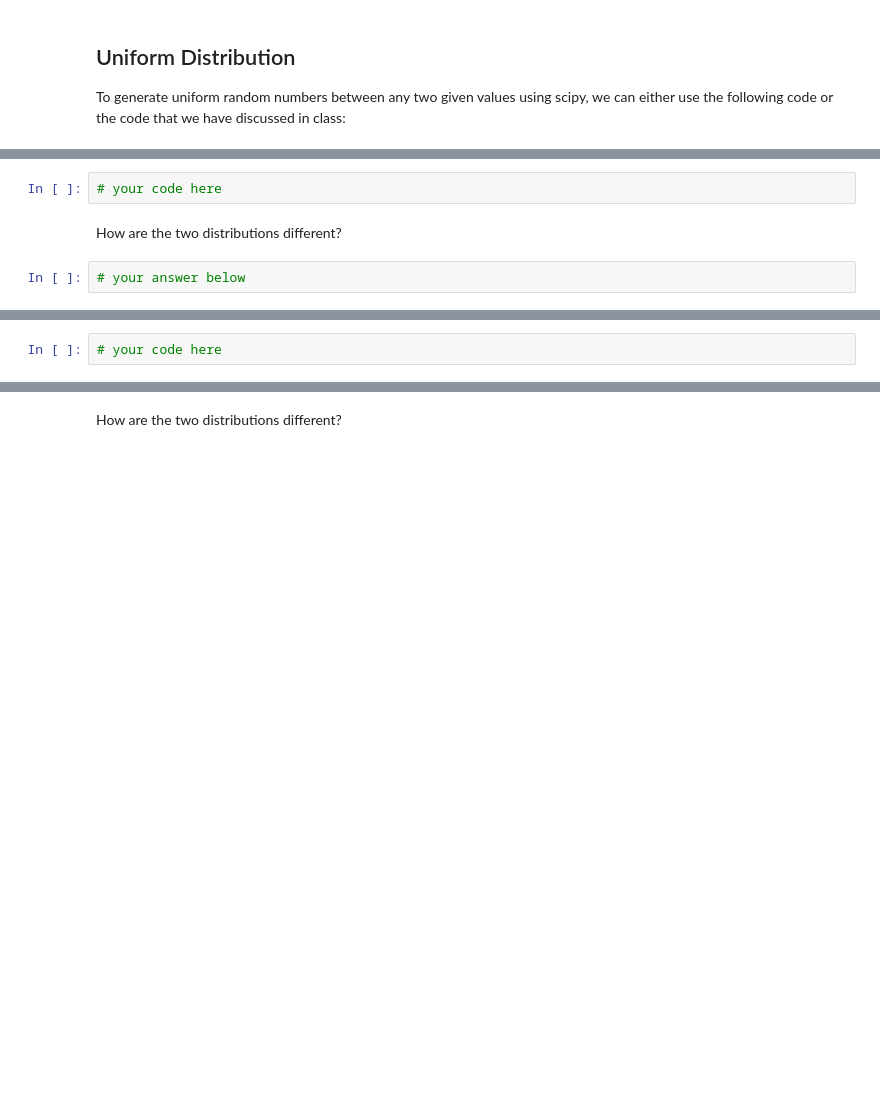
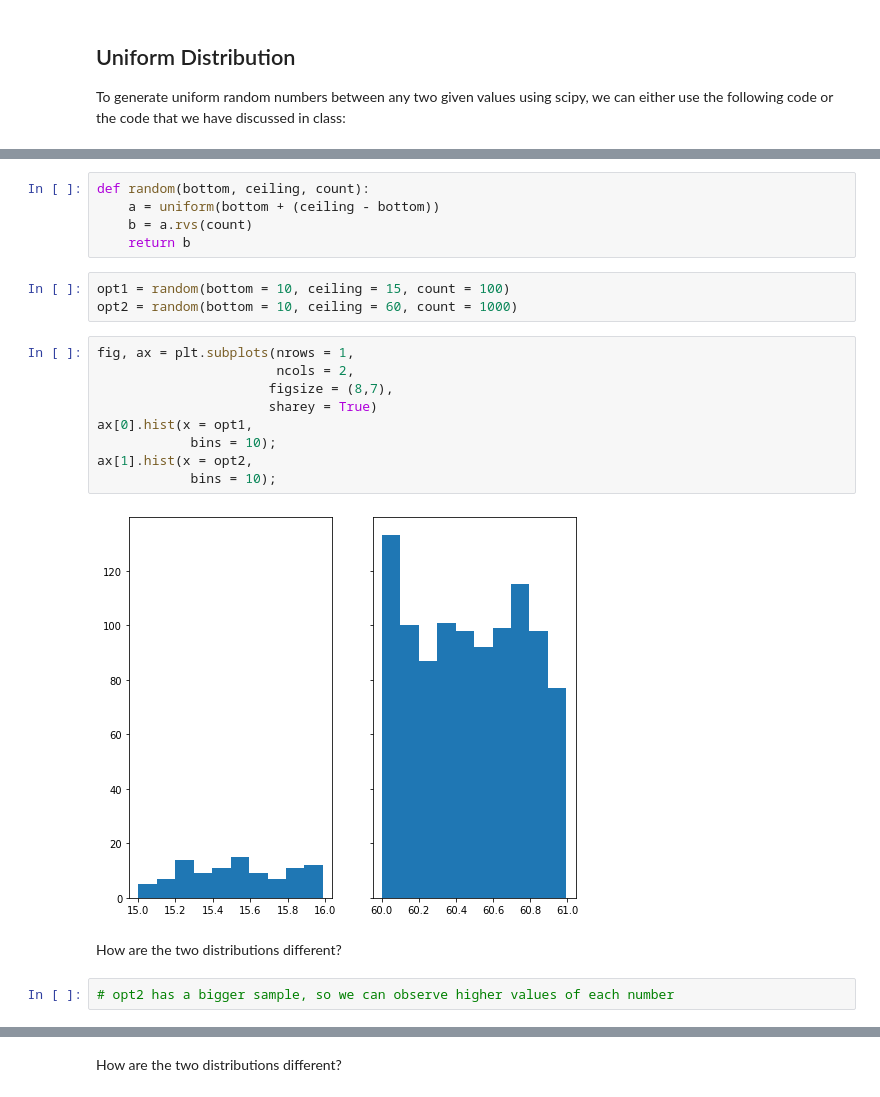
Before and after one commit to Ironhack-Data-Madrid-Febrero-2021/lab-continuous-probability-distribution, a Jupyter notebook: your-code/main.ipynb, the cells around one changed output, grey strips where cells are left out. Drawn from its saved outputs; the diff is of its cells as text; blank space fills up the shorter version.

```diff
--- a/your-code/main.ipynb
+++ b/your-code/main.ipynb
@@ -42,12 +52,29 @@ print(randoms)
 Your output should look like below:
 
 ![uniform distribution](ud.png)
-# %%
-# your code here
+# %%
+def random(bottom, ceiling, count):
+    a = uniform(bottom + (ceiling - bottom))
+    b = a.rvs(count)
+    return b
+# %%
+opt1 = random(bottom = 10, ceiling = 15, count = 100)
+opt2 = random(bottom = 10, ceiling = 60, count = 1000)
+# %%
+fig, ax = plt.subplots(nrows = 1,
+                       ncols = 2,
+                      figsize = (8,7),
+                      sharey = True)
+ax[0].hist(x = opt1,
+            bins = 10);
+ax[1].hist(x = opt2,
+            bins = 10);
+# %% [output]
+[figure, added]
 # %% [markdown]
 How are the two distributions different?
-# %%
-# your answer below
+# %%
+# opt2 has a bigger sample, so we can observe higher values of each number
 # %% [markdown]
 ## Normal Distribution
 
@@ -59,5 +86,3 @@ How are the two distributions different?
 Expected output:
 
 ![normal distribution](nd.png)
-# %%
-# your code here
```
Also changed, not shown: parts of 28 cells of this notebook.
